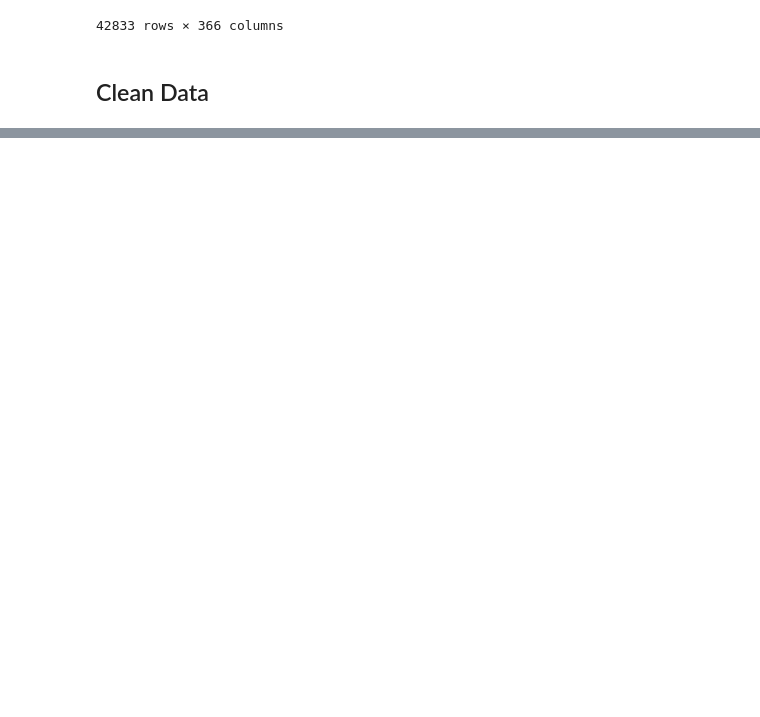
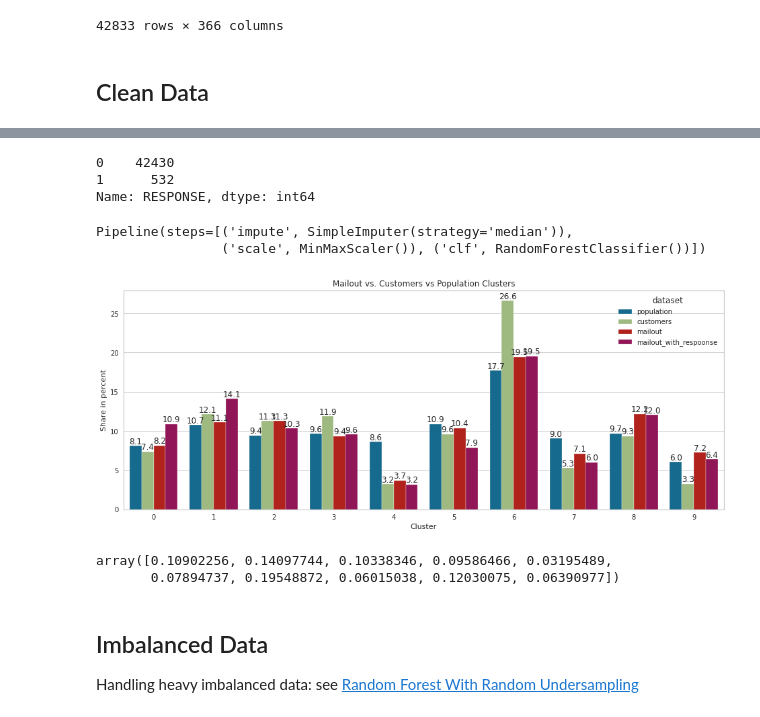
Before and after one commit to step-bauer/dsnd_capstone_arvato, a Jupyter notebook: Arvato Project Workbook.ipynb, the cells around one changed output, grey strips where cells are left out. Cells and saved outputs as stored; diff of their text form; code cells hidden in the pictures; blank space fills up the shorter version.

```diff
--- a/Arvato Project Workbook.ipynb
+++ b/Arvato Project Workbook.ipynb
@@ -1705,0 +1745,18 @@ dropping columns: ['EINGEFUEGT_AM', 'CAMEO_DEU_2015', 'LP_STATUS_GROB', 'LP_FAMI
+# %%
+estimators = [('impute', imputer), ('scale',min_max_scaler), ('clf', RandomForestClassifier())]
+pipe = Pipeline(estimators)
+# %%
+X = df_mailout_train.drop(['RESPONSE'], axis=1)
+y = df_mailout_train['RESPONSE']
+y=y.astype('int64')
+# %%
+y.value_counts()
+# %% [output]
+0    42430
+1      532
+Name: RESPONSE, dtype: int64
+# %%
+pipe.fit(X,y)
+# %% [output]
+Pipeline(steps=[('impute', SimpleImputer(strategy='median')),
+                ('scale', MinMaxScaler()), ('clf', RandomForestClassifier())])
@@ -1705,0 +1765,50 @@ dropping columns: ['EINGEFUEGT_AM', 'CAMEO_DEU_2015', 'LP_STATUS_GROB', 'LP_FAMI
+# %%
+df_mailout_train_pca= pca_reduced.transform(X)
+#df_mailout_train_pca=df_mailout_train_pca[y[y==1]]
+mailout_labels = kmeans.model.predict(df_mailout_train_pca)
+customer_centroids = kmeans.model.cluster_centers_
+# %%
+# Compare the proportion of data in each cluster for the customer data to the
+# proportion of data in each cluster for the general population.
+
+population_component_share = 100 * np.bincount(kmeans.pop_labels)/len(kmeans.pop_labels)
+customer_component_share = 100 * np.bincount(customer_labels)/len(customer_labels)
+# all mailout
+mailout_component_share = 100 * np.bincount(mailout_labels)/len(mailout_labels)
+# with response
+mailout_resp_component_share = 100 * np.bincount(mailout_labels[y==1])/len(mailout_labels[y==1])
+
+component_shares = pd.DataFrame({'population':population_component_share,'customers':customer_component_share,
+                                 'mailout':mailout_component_share, 'mailout_with_respoonse':mailout_resp_component_share})
+component_shares = component_shares.reset_index().melt(value_vars=['population','customers','mailout', 'mailout_with_respoonse'],id_vars=['index'])
+component_shares.rename(columns={'index':'component','variable':'dataset','value':'share'}, inplace=True)
+
+
+#clusters = [x for x in range(0,n_best_num_kmeans_clusters)]
+fig, ax = plt.subplots(1,1,figsize=(16,6))
+#w=0.4
+#sns.barplot(x=np.array(clusters)-0.2, height=customer_component_share, width=w , ax=ax)
+sns.barplot(data=component_shares, x='component',y='share',hue='dataset',   ax=ax)
+#sns.bar(x=np.array(clusters)+0.2, height=population_component_share, width=w, ax=ax)
+plt.ylabel('Share in percent')
+plt.xlabel('Cluster')
+plt.xticks(clusters)
+plt.title('Mailout vs. Customers vs Population Clusters')
+
+
+
+for container in ax.containers:
+    ax.bar_label(container, fmt='%.1f')
+
+plt.show()
+# %% [output]
+[figure, added]
+# %%
+np.bincount(mailout_labels[y==1])/len(mailout_labels[y==1])
+# %% [output]
+array([0.10902256, 0.14097744, 0.10338346, 0.09586466, 0.03195489,
+       0.07894737, 0.19548872, 0.06015038, 0.12030075, 0.06390977])
+# %% [markdown]
+## Imbalanced Data
+
+Handling heavy imbalanced data: see [Random Forest With Random Undersampling](https://machinelearningmastery.com/bagging-and-random-forest-for-imbalanced-classification/)
```
Also changed, not shown: parts of 16 cells of this notebook.
